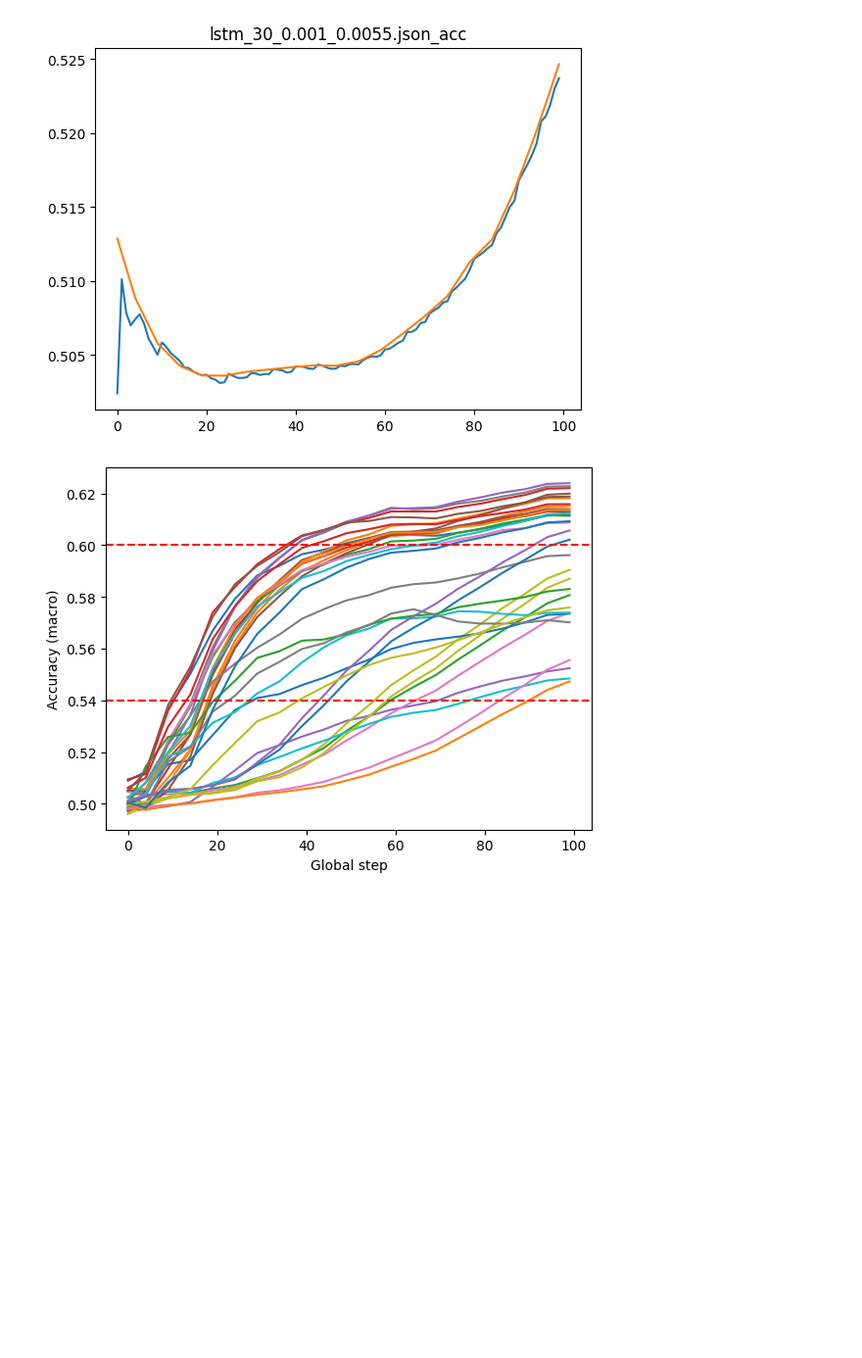
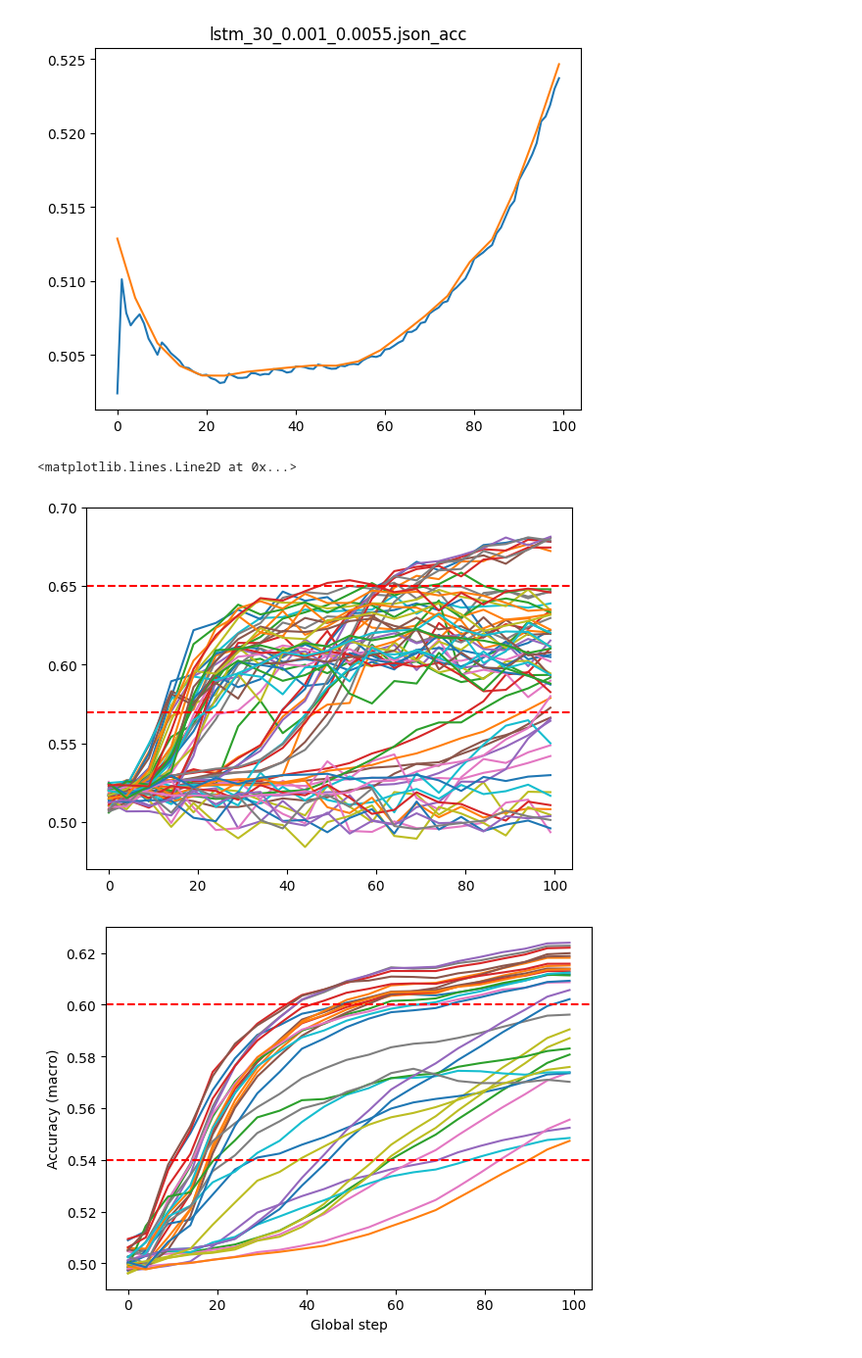
Before and after one commit to baolongnguyenmac/multi_fx, a Jupyter notebook: pretrained/analyze.ipynb, the cells around one changed output. Shown at 98% size. Cells and saved outputs as stored; diff of their text form; code cells hidden in the pictures; blank space fills up the shorter version.

```diff
--- a/pretrained/analyze.ipynb
+++ b/pretrained/analyze.ipynb
@@ -78,6 +78,29 @@ for model in log.keys():
 [figure]
 [figure]
 [figure]
+# %%
+log = {}
+dataset = 'USD_JPY'
+for folder in os.listdir(f'./{dataset}'):
+    if folder.startswith('lstm'):
+        with open(f'./{dataset}/{folder}/3.json', 'r') as fi:
+            log[folder] = json.load(fi)
+
+x_axis = np.arange(-1,100,5)
+x_axis[0] = 0
+for model in log.keys():
+    # plt.plot(range(100), log[model]['train_acc'])
+    plt.plot(x_axis, log[model]['val_acc'])
+    # plt.title(f'{model}_acc')
+    plt.ylim((0.47,0.7))
+    # plt.show()
+    # break
+
+plt.axhline(y=0.57, color = 'r', linestyle = '--')
+plt.axhline(y=0.65, color = 'r', linestyle = '--')
+# %% [output]
+<matplotlib.lines.Line2D at 0x...>
+[figure, added]
 # %%
 # pretrained-macro, acc of a task is computed accurately
 log = {}
```
Also changed, not shown: parts of 4 cells of this notebook, 1 other file.
